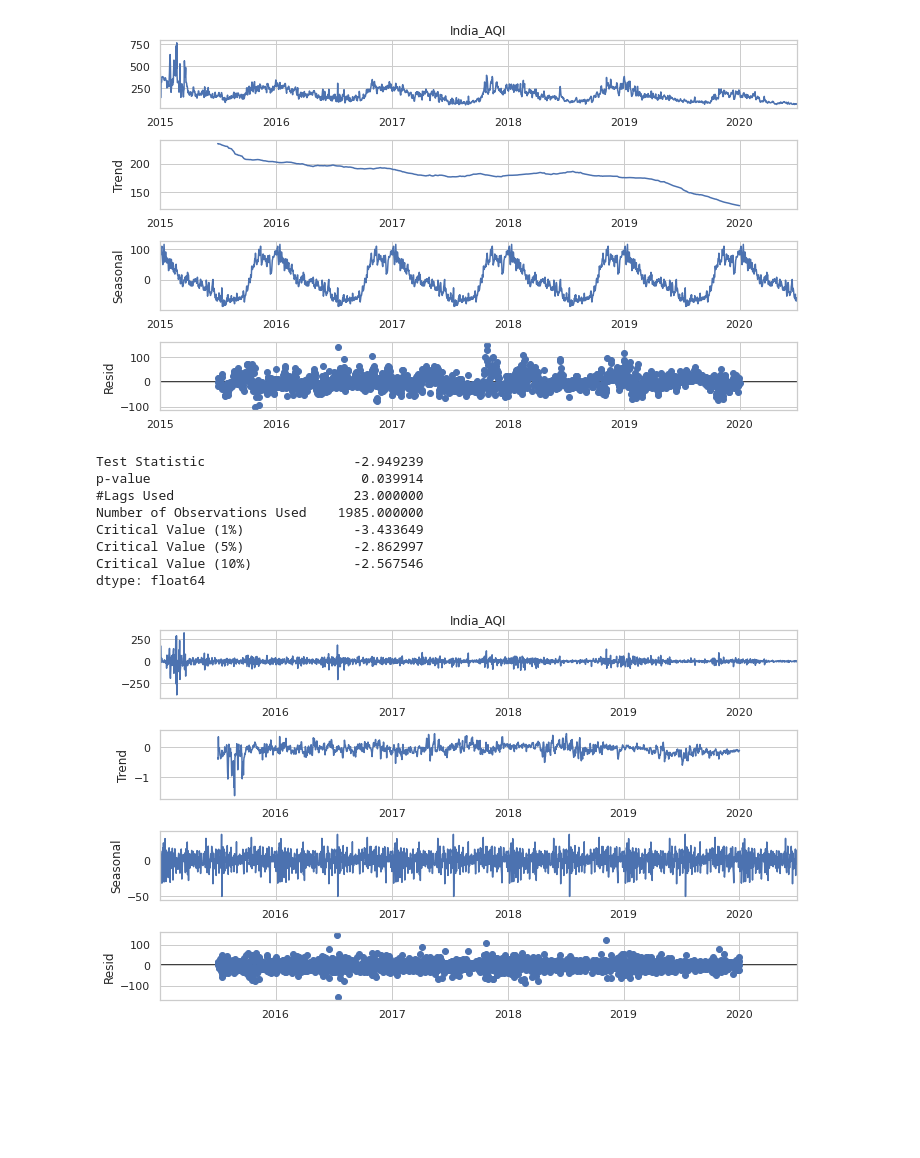
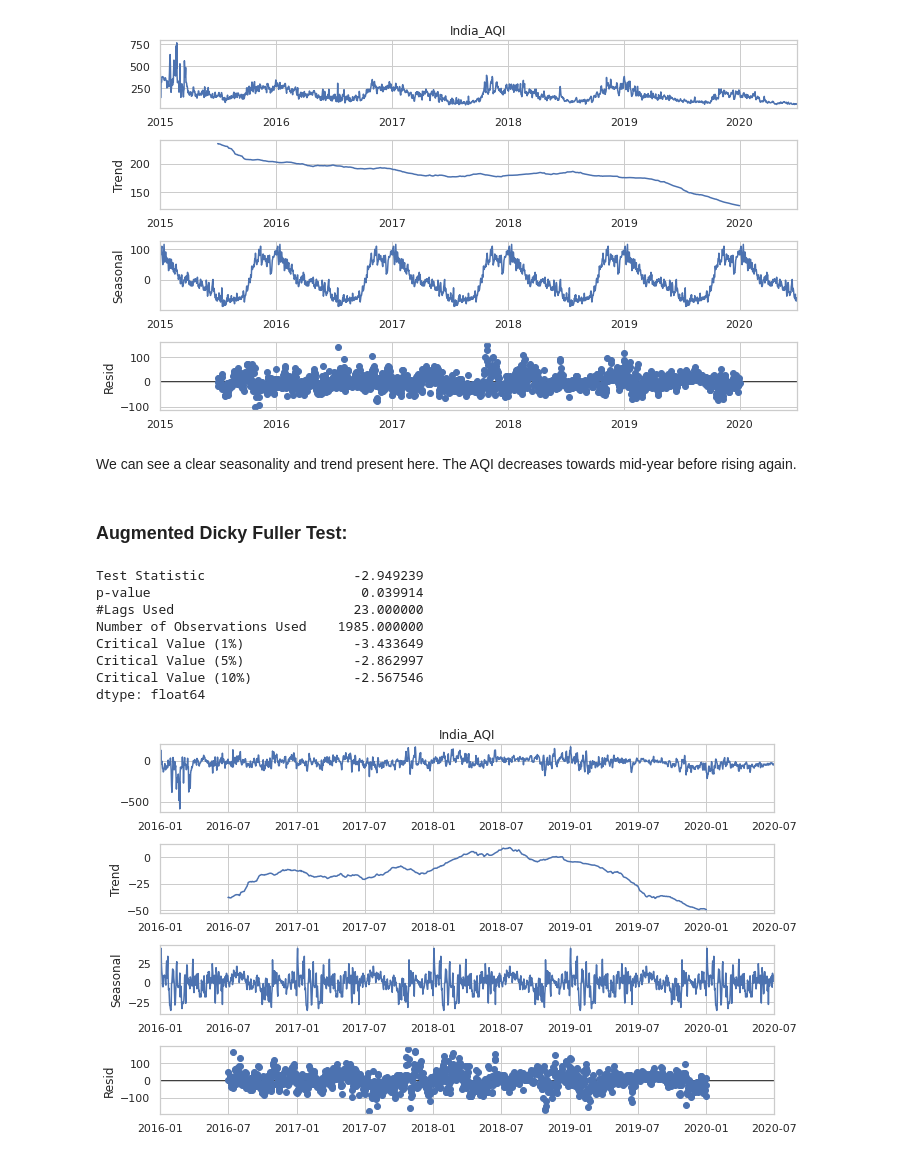
Before and after one commit to Aishwarya-Sarkar/Analysing-and-Forecasting-India-s-AQI, a Jupyter notebook: Time series analysis + Forecasting.ipynb, the cells around one changed output. Cells and saved outputs as stored; diff of their text form; code cells hidden in the pictures; blank space fills up the shorter version.

```diff
--- a/Time series analysis + Forecasting.ipynb
+++ b/Time series analysis + Forecasting.ipynb
@@ -90,6 +92,10 @@ cities_all['India_AQI']=cities_all.mean(axis=1)
 fig = seasonal_decompose(cities_all['India_AQI'], model='additive', freq=365).plot()
 # %% [output]
 [figure]
+# %% [markdown]
+We can see a clear seasonality and trend present here. The AQI decreases towards mid-year before rising again.
+# %% [markdown]
+### Augmented Dicky Fuller Test:
 # %%
 dftest = adfuller(cities_all['India_AQI'], autolag='AIC')
 dfoutput = pd.Series(dftest[0:4], index=['Test Statistic','p-value','#Lags Used','Number of Observations Used'])
@@ -106,9 +112,9 @@ Critical Value (5%)              -2.862997
 Critical Value (10%)             -2.567546
 dtype: float64
 # %%
-diff = cities_all['India_AQI'].diff(1)
+diff = cities_all['India_AQI'].diff(periods=365)
 diff.dropna(inplace=True)
 fig = seasonal_decompose(diff, model='additive', freq=365).plot()
 # %% [output]
-[figure, old version]
+[figure, new version]
 # %%
```
Also changed, not shown: parts of 11 cells of this notebook.
